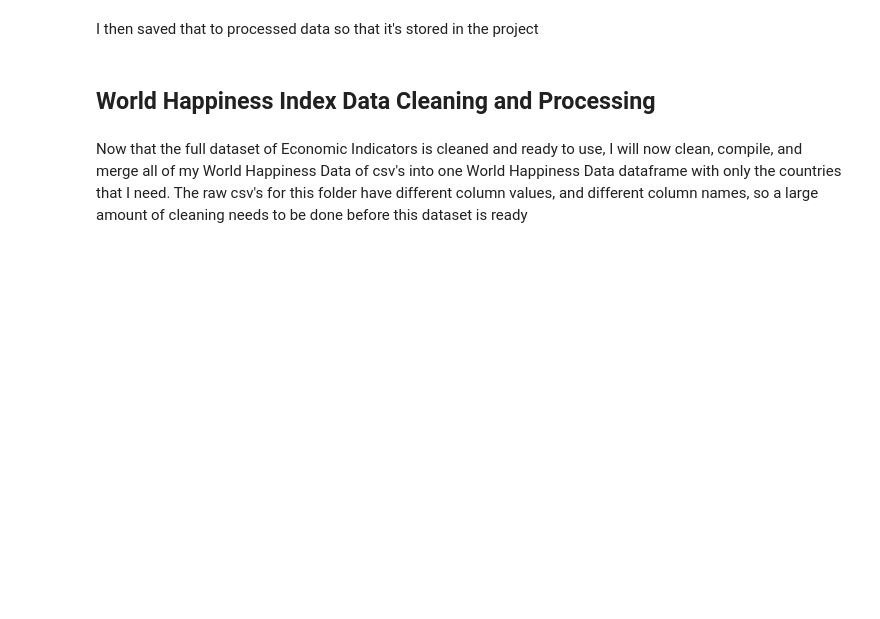
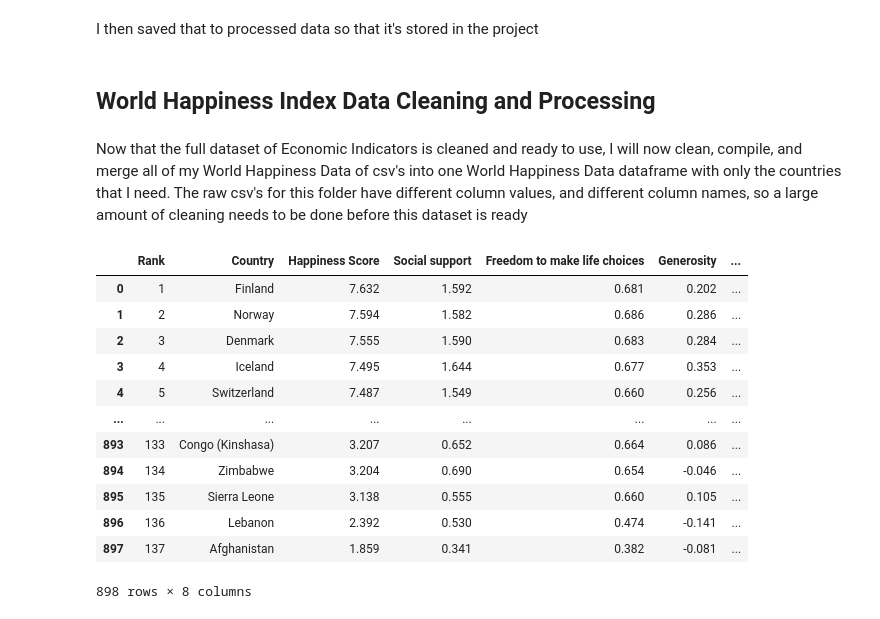
Before and after one commit to LSE-ME204/me204-2025-project-jayden, a Jupyter notebook: notebooks/NB02-data-processing.ipynb, the cells around one changed output. Drawn from its saved outputs; the diff is of its cells as text; code cells hidden in the pictures; blank space fills up the shorter version.

```diff
--- a/notebooks/NB02-data-processing.ipynb
+++ b/notebooks/NB02-data-processing.ipynb
@@ -214,3 +215,61 @@ df_full.to_csv('/files/me204-2025-project-jayden/data/processed/world_bank_clean
 ## World Happiness Index Data Cleaning and Processing
 # %% [markdown]
 Now that the full dataset of Economic Indicators is cleaned and ready to use, I will now clean, compile, and merge all of my World Happiness Data of csv's into one World Happiness Data dataframe with only the countries that I need. The raw csv's for this folder have different column values, and different column names, so a large amount of cleaning needs to be done before this dataset is ready
+# %%
+# Retrieving the data from the files
+folder_path = '/files/me204-2025-project-jayden/data/raw/World_Happiness_Data'
+
+all_data = []
+
+for year in range(2018, 2024):
+    # Made a year counter so I can add it for every row to the dataset
+    year_str = str(year)
+    # Constructed the full file path for the given year's CSV
+    file_path = os.path.join(folder_path, f"{year_str}.csv")
+
+    df = pd.read_csv(file_path)
+    # Retrieved the column name mapping for this specific year from the util year_column_map
+    # function, which basically is just a parameter dictionary of the columns I want to pull from the
+    # Happiness Index Dataset
+    col_map = year_column_map[year_str]
+
+    # Used dictionary comprehension to extract and rename relevant columns
+    # This function uses the year_column_map dictionary to pull the values thta I need from the World Happiness
+    # Index even if columns don't have the same name as other datasets
+    extracted = {
+        final_col: (
+            range(1, len(df) + 1) if final_col == 'Rank' and orig_col is None
+            # If the final column is 'Rank' and the original column is missing, then I generated rank values
+            # from 1 to n
+            else df[orig_col] if orig_col in df.columns
+            else [None] * len(df)
+            # If the original column existed in the DataFrame, then I pulled its values from the year_column_map
+            # otherwise, if the column was missing, I filled it with None values
+        )
+        for final_col, orig_col in col_map.items()
+        # Loop through all years/csv's
+    }
+
+    cleaned_df = pd.DataFrame(extracted)
+    # Added a year column so we can keep track of the year
+    cleaned_df['Year'] = year
+    # Appended all the clean datasets all onto each other
+    all_data.append(cleaned_df)
+
+# Concatenate all years into a dataframe
+final_df = pd.concat(all_data, ignore_index=True)
+final_df
+# %% [output]
+|  | Rank | Country | Happiness Score | Social support | Freedom to make life choices | Generosity | ... |
+| 0 | 1 | Finland | 7.632 | 1.592 | 0.681 | 0.202 | ... |
+| 1 | 2 | Norway | 7.594 | 1.582 | 0.686 | 0.286 | ... |
+| 2 | 3 | Denmark | 7.555 | 1.590 | 0.683 | 0.284 | ... |
+| 3 | 4 | Iceland | 7.495 | 1.644 | 0.677 | 0.353 | ... |
+| 4 | 5 | Switzerland | 7.487 | 1.549 | 0.660 | 0.256 | ... |
+| ... | ... | ... | ... | ... | ... | ... | ... |
+| 893 | 133 | Congo (Kinshasa) | 3.207 | 0.652 | 0.664 | 0.086 | ... |
+| 894 | 134 | Zimbabwe | 3.204 | 0.690 | 0.654 | -0.046 | ... |
+| 895 | 135 | Sierra Leone | 3.138 | 0.555 | 0.660 | 0.105 | ... |
+| 896 | 136 | Lebanon | 2.392 | 0.530 | 0.474 | -0.141 | ... |
+| 897 | 137 | Afghanistan | 1.859 | 0.341 | 0.382 | -0.081 | ... |
+898 rows × 8 columns
```
Also changed, not shown: parts of 3 cells of this notebook, 2 other files.
